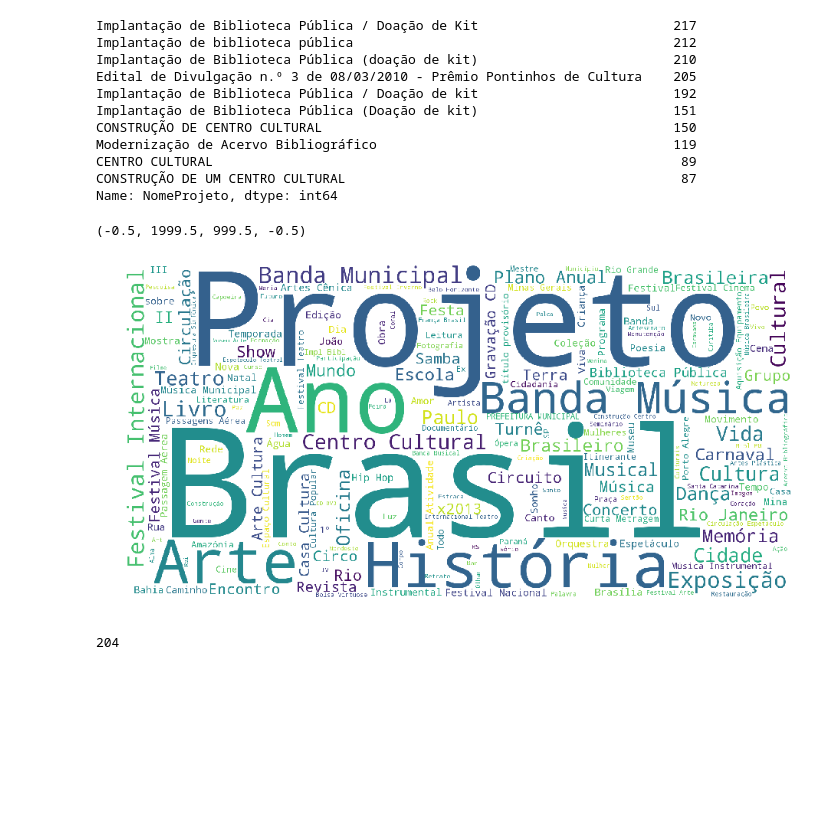
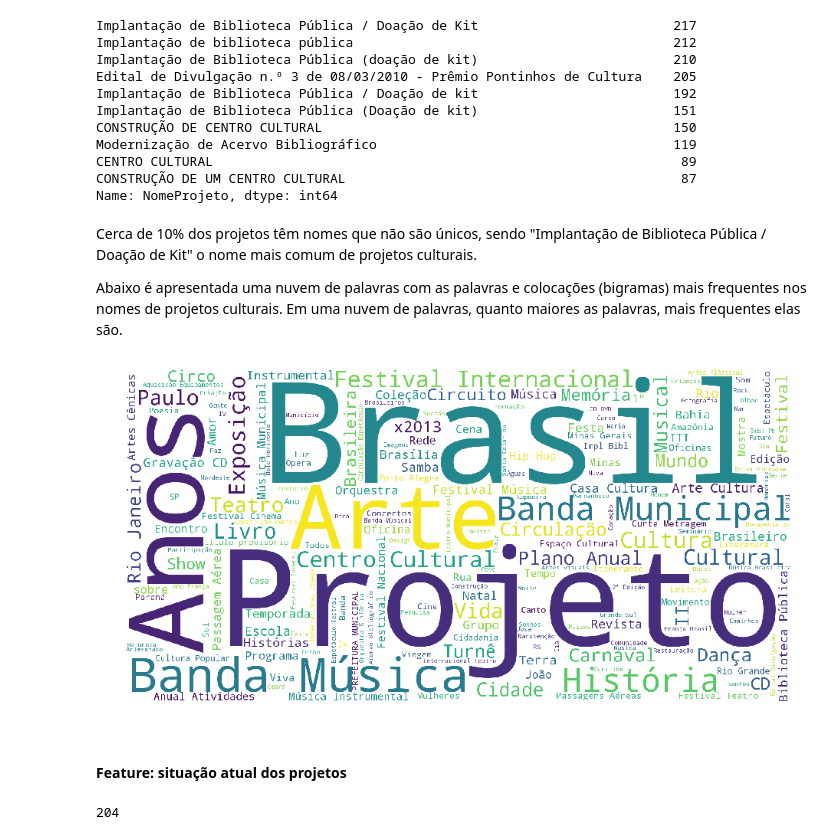
Before and after one commit to lappis-unb/salic-ml, a Jupyter notebook: notebooks/report/textual_features.ipynb, the cells around one changed output. Drawn from its saved outputs; the diff is of its cells as text; code cells hidden in the pictures; blank space fills up the shorter version.

```diff
--- a/notebooks/report/textual_features.ipynb
+++ b/notebooks/report/textual_features.ipynb
@@ -307,22 +364,28 @@ Modernização de Acervo Bibliográfico                                      119
 CENTRO CULTURAL                                                            89
 CONSTRUÇÃO DE UM CENTRO CULTURAL                                           87
 Name: NomeProjeto, dtype: int64
+# %% [markdown]
+Cerca de 10% dos projetos têm nomes que não são únicos, sendo "Implantação de Biblioteca Pública / Doação de Kit" o nome mais comum de projetos culturais.
+
+Abaixo é apresentada uma nuvem de palavras com as palavras e colocações (bigramas) mais frequentes nos nomes de projetos culturais. Em uma nuvem de palavras, quanto maiores as palavras, mais frequentes elas são.
 # %%
 corpus = ' '.join(df['NomeProjeto'].astype('str').unique())
 
 img = WordCloud(
     background_color='white',
+    stopwords=stopwords.words('portuguese'),
+    height=1000,
     width=2000,
-    height=1000,
-    stopwords=get_stop_words('pt')
+    normalize_plurals=False
 ).generate(corpus)
 
 plt.figure(figsize(16,8))
 plt.imshow(img)
 plt.axis('off');
 # %% [output]
-(-0.5, 1999.5, 999.5, -0.5)
-[figure, old version]
+[figure, new version]
+# %% [markdown]
+#### Feature: situação atual dos projetos
 # %%
 serie = df['Situacao'].value_counts()
 print(len(serie))
```
Also changed, not shown: parts of 56 cells of this notebook.
